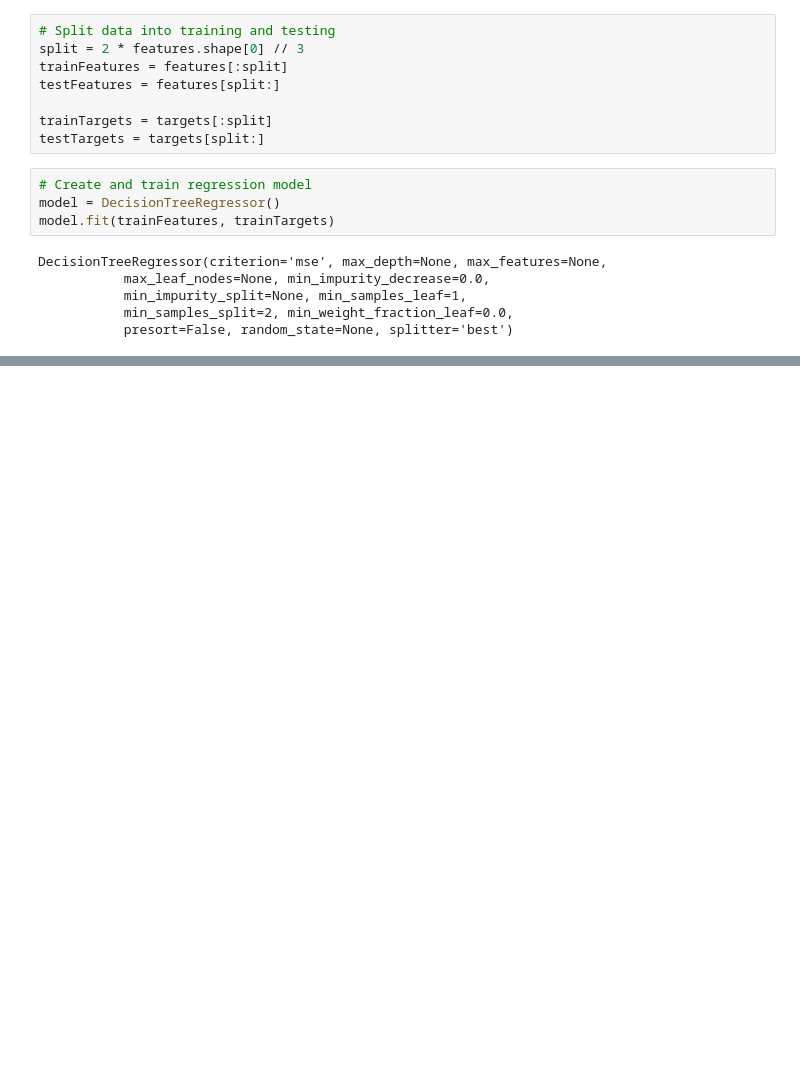
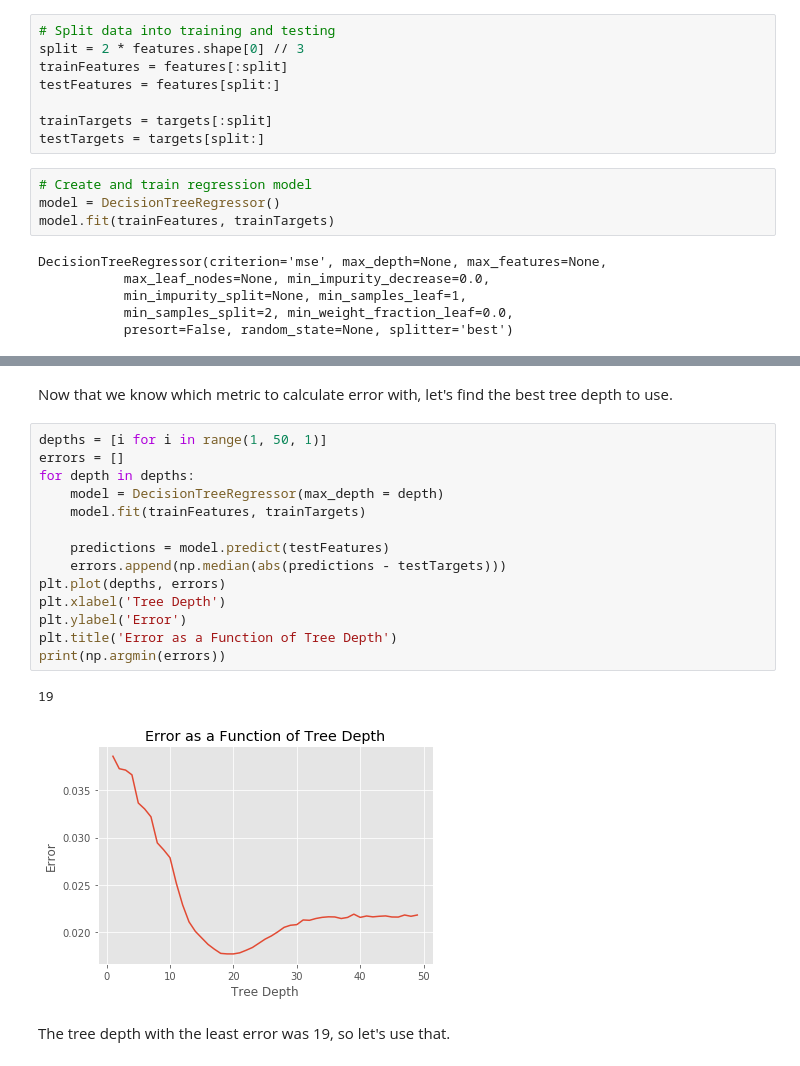
Before and after one commit to aahnn/redshift-calculator, a Jupyter notebook: RedshiftCalculator.ipynb, the cells around one changed output, grey strips where cells are left out. Cells and saved outputs as stored; diff of their text form; blank space fills up the shorter version.

Commit message:
Find optimal depth

```diff
--- a/RedshiftCalculator.ipynb
+++ b/RedshiftCalculator.ipynb
@@ -49,0 +65,21 @@ Since our plot
+# %% [markdown]
+Now that we know which metric to calculate error with, let's find the best tree depth to use.
+# %%
+depths = [i for i in range(1, 50, 1)]
+errors = []
+for depth in depths:
+    model = DecisionTreeRegressor(max_depth = depth)
+    model.fit(trainFeatures, trainTargets)
+
+    predictions = model.predict(testFeatures)
+    errors.append(np.median(abs(predictions - testTargets)))
+plt.plot(depths, errors)
+plt.xlabel('Tree Depth')
+plt.ylabel('Error')
+plt.title('Error as a Function of Tree Depth')
+print(np.argmin(errors))
+# %% [output]
+19
+[figure, added]
+# %% [markdown]
+The tree depth with the least error was 19, so let's use that.
```
Also changed, not shown: parts of 7 cells of this notebook.
